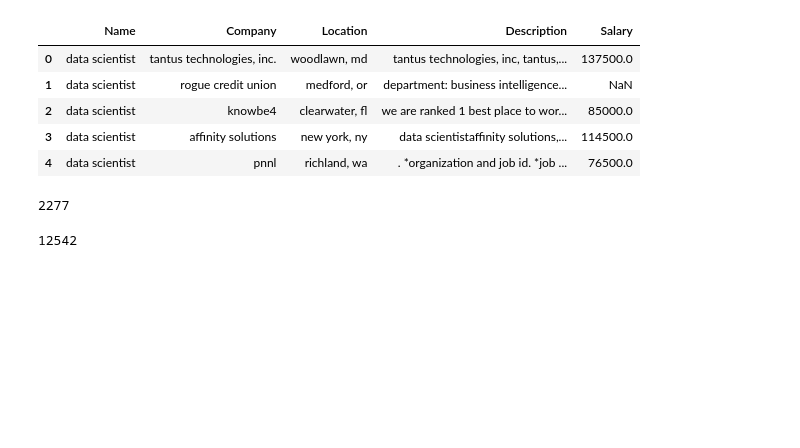
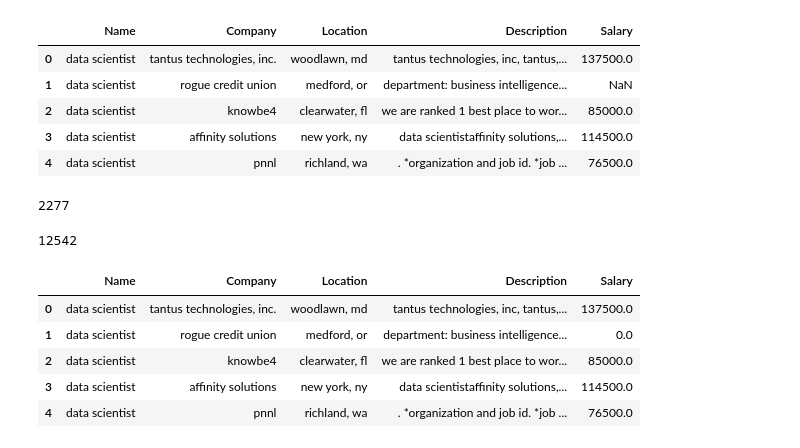
Before and after one commit to tcastb/ED_trabalho, a Jupyter notebook: Dados_ED.ipynb, the cells around one changed output. Saved outputs shown, nothing was run; the diff lists cells and outputs as text; code cells hidden in the pictures; blank space fills up the shorter version.

```diff
--- a/Dados_ED.ipynb
+++ b/Dados_ED.ipynb
@@ -52,3 +71,13 @@ df['Salary'].count()
 df['Salary'].isna().sum()
 # %% [output]
 12542
+# %%
+df['Salary'] = df['Salary'].fillna(0, inplace=False)
+df.head()
+# %% [output]
+|  | Name | Company | Location | Description | Salary |
+| 0 | data scientist | tantus technologies, inc. | woodlawn, md | tantus technologies, inc, tantus,... | 137500.0 |
+| 1 | data scientist | rogue credit union | medford, or | department: business intelligence... | 0.0 |
+| 2 | data scientist | knowbe4 | clearwater, fl | we are ranked 1 best place to wor... | 85000.0 |
+| 3 | data scientist | affinity solutions | new york, ny | data scientistaffinity solutions,... | 114500.0 |
+| 4 | data scientist | pnnl | richland, wa | . *organization and job id. *job ... | 76500.0 |
```
Also changed, not shown: parts of 6 cells of this notebook.
